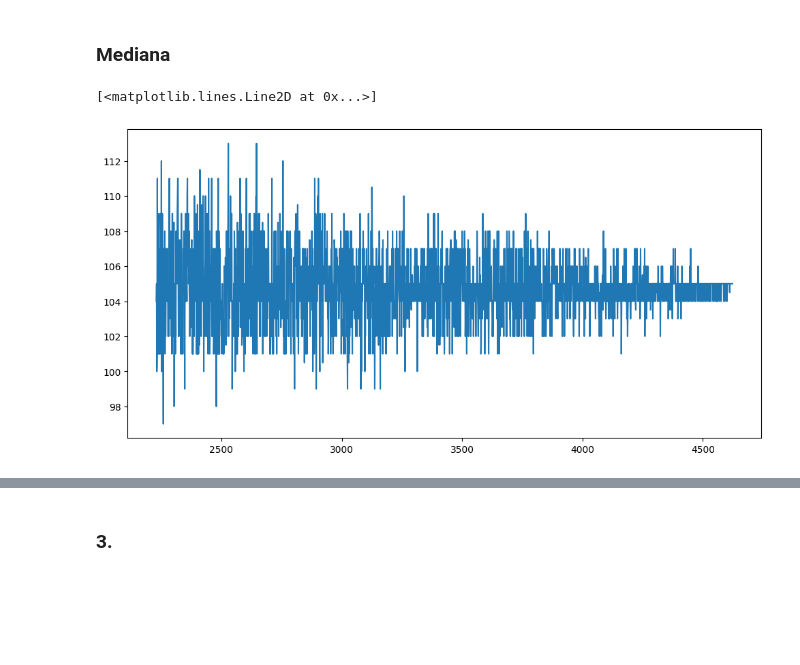
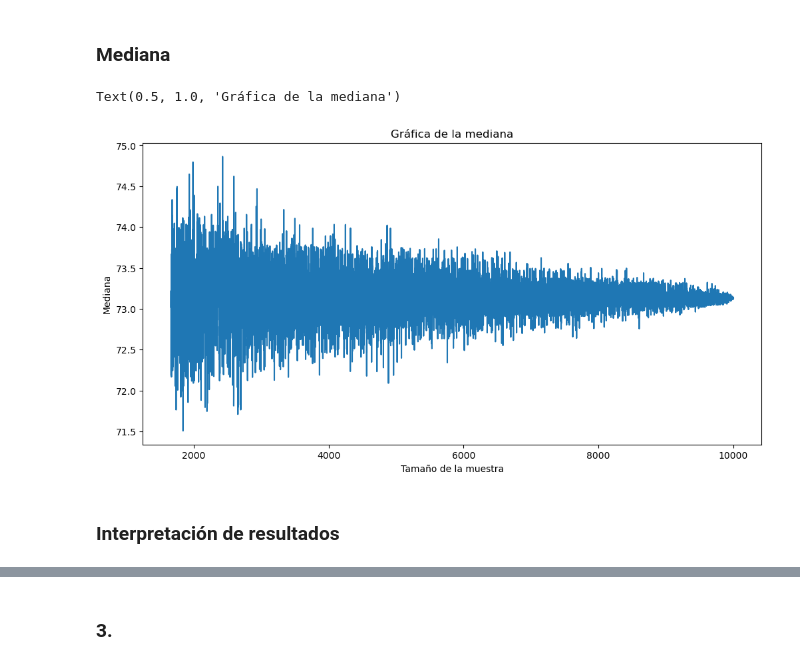
Before and after one commit to dmoram/Laboratorios_Simulacion, a Jupyter notebook: Proyecto/ProyectoUnidad1.ipynb, the cells around one changed output, grey strips where cells are left out. Saved outputs shown, nothing was run; the diff lists cells and outputs as text; code cells hidden in the pictures; blank space fills up the shorter version.

```diff
--- a/Proyecto/ProyectoUnidad1.ipynb
+++ b/Proyecto/ProyectoUnidad1.ipynb
@@ -479,9 +481,5 @@ ax1.plot(vec,vec_norm,color='red')
 # %%
-# Tamaño N aleatorio del subconjunto de datos
-
-N = random.randint(1000, len(data)-1)
-print("N: {}".format(N))
-
-subdata = data.sample(n=N)
-subdata
+N = random.randint(1, len(data)-1)
+print("Valor obtenido de N: ",N)
+N = 2690
 # %% [output]
@@ -539,15 +487,14 @@ Mediana: 16.0
 # %% [markdown]
 ### Media muestral
 # %%
-N = random.randint(1, len(data)-1)
 n1 = N
 muestra = data.sample(n=N)
 medias = []
-medias.append(stats.mean(muestra['Nuevo Confirmado']))
+medias.append(stats.mean(muestra))
 while(N < len(data)):
     N+=1
     muestra = data.sample(n=N)
-    medias.append(stats.mean(muestra['Nuevo Confirmado']))
+    medias.append(stats.mean(muestra))
 # %%
 x = np.arange(n1,len(data)+1)
 fig, ax = plt.subplots(figsize=(12,6))
@@ -558,13 +508,12 @@ ax.plot(x,medias)
 # %% [markdown]
 ### Desviación estandar
 # %%
-N = random.randint(1, len(data)-1)
-n1 = N
+n2 = N
 muestra = data.sample(n=N)
 sdevs = []
-sdevs.append(stats.stdev(muestra['Nuevo Confirmado']))
+sdevs.append(stats.stdev(muestra))
 while(N < len(data)):
     N+=1
     muestra = data.sample(n=N)
-    sdevs.append(stats.stdev(muestra['Nuevo Confirmado']))
+    sdevs.append(stats.stdev(muestra))
 # %%
@@ -577,19 +529,23 @@ ax.plot(x,sdevs)
 # %% [markdown]
 ### Mediana
 # %%
-N = random.randint(1, len(data)-1)
 muestra = data.sample(n=N)
-n1 = N
+n3 = N
 meds = []
-sdevs.append(stats.median(muestra['Nuevo Confirmado']))
+meds.append(stats.median(muestra))
 while(N < len(data)):
     N+=1
     muestra = data.sample(n=N)
-    meds.append(stats.median(muestra['Nuevo Confirmado']))
+    meds.append(stats.median(muestra))
 # %%
-x = np.arange(n1,len(data))
+x = np.arange(n3, len(data)+1)
 fig, ax = plt.subplots(figsize=(12,6))
 ax.plot(x,meds)
+ax.set_xlabel("Tamaño de la muestra")
+ax.set_ylabel("Mediana")
+ax.set_title("Gráfica de la mediana")
 # %% [output]
-[<matplotlib.lines.Line2D at 0x...>]
+Text(0.5, 1.0, 'Gráfica de la mediana')
-[figure, old version]
+[figure, new version]
+# %% [markdown]
+### Interpretación de resultados
```
Also changed, not shown: parts of 18 cells of this notebook.
